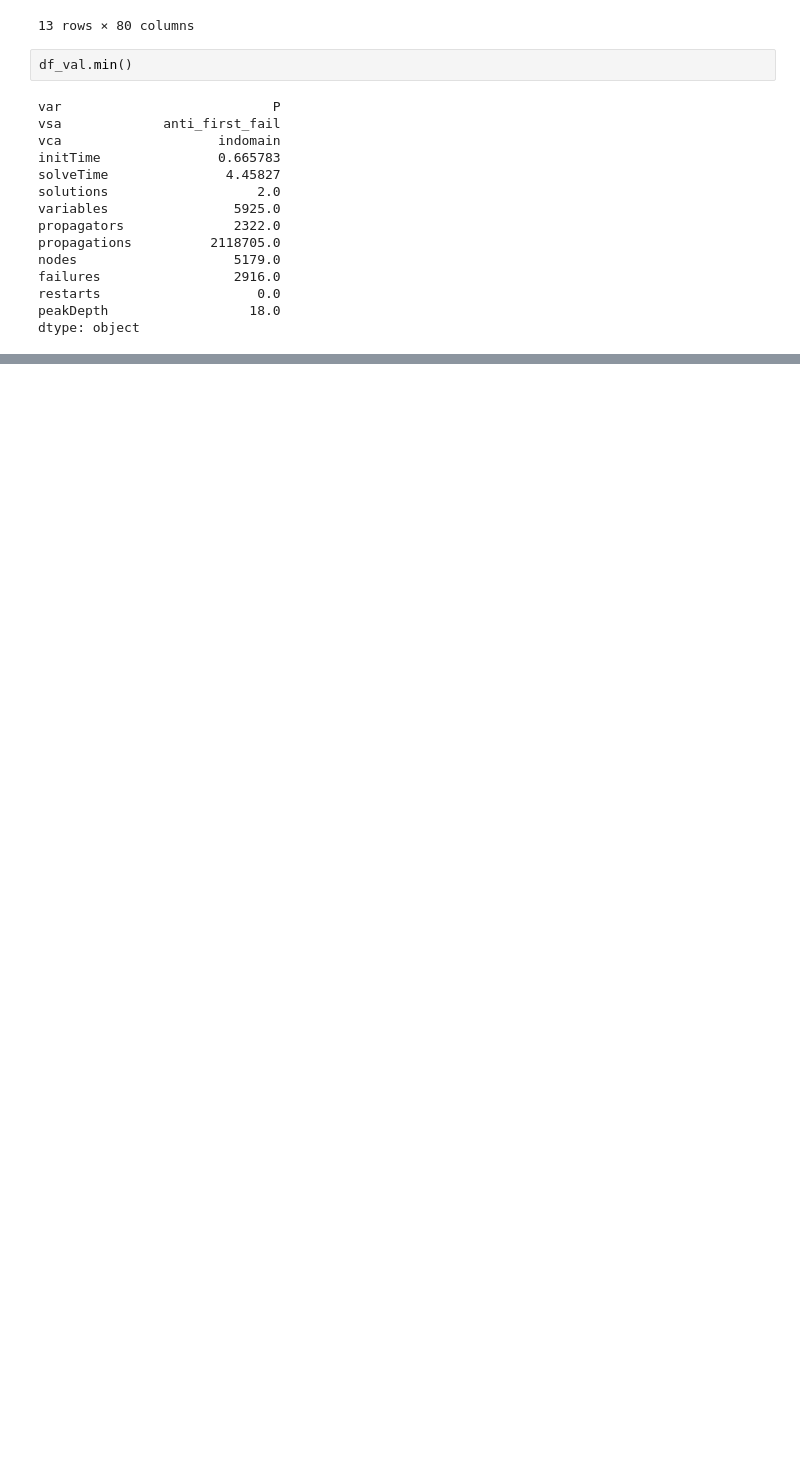
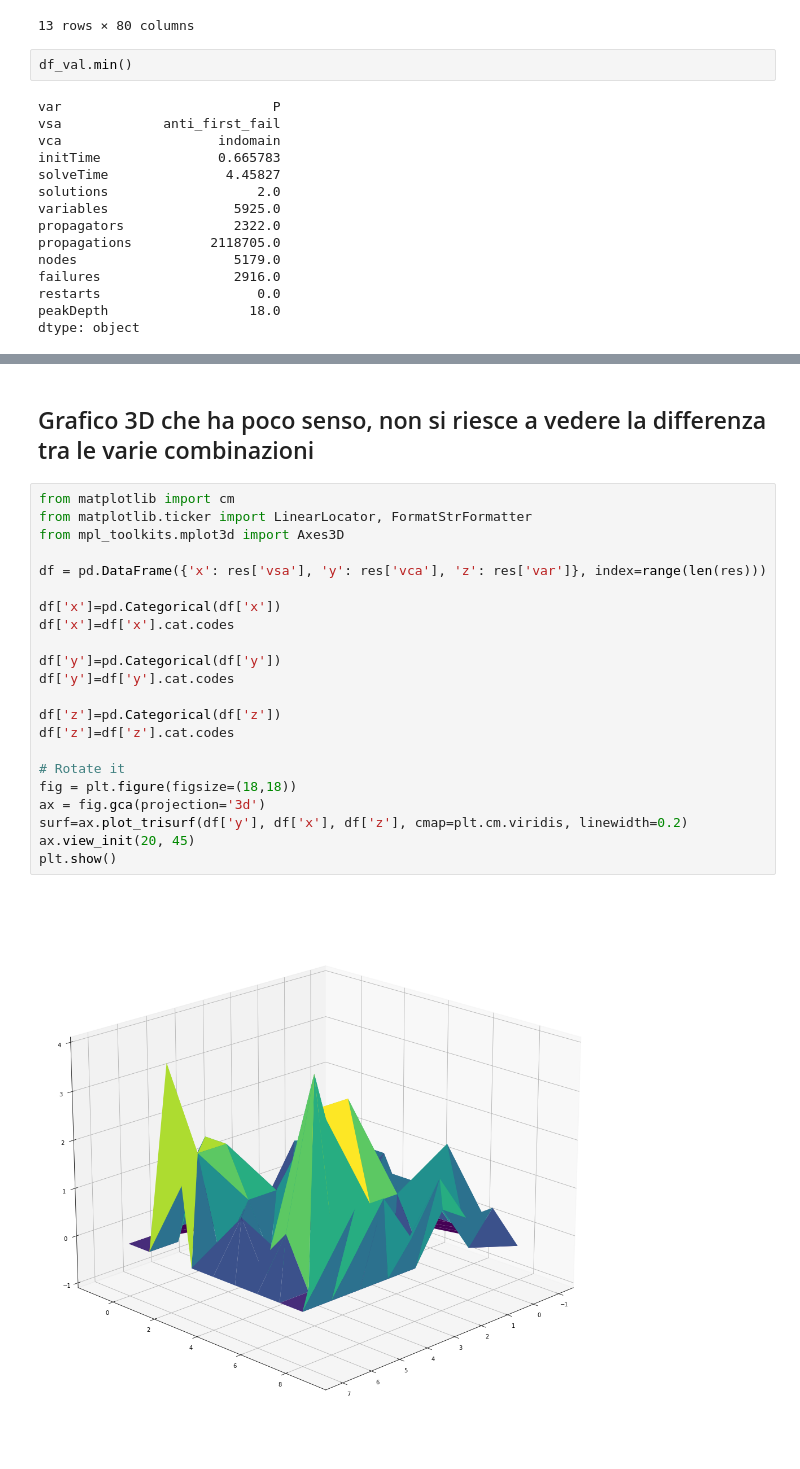
Before and after one commit to jokerale/pizzaguy, a Jupyter notebook: code/Prove e Grafici Ripetuti.ipynb, the cells around one changed output, grey strips where cells are left out. Drawn from its saved outputs; the diff is of its cells as text; blank space fills up the shorter version.

```diff
--- a/code/Parco Giochi Grafici.ipynb
+++ b/code/Prove e Grafici Ripetuti.ipynb
@@ -289,0 +453,26 @@ dtype: object
+# %% [markdown]
+## Grafico 3D che ha poco senso, non si riesce a vedere la differenza tra le varie combinazioni
+# %%
+from matplotlib import cm
+from matplotlib.ticker import LinearLocator, FormatStrFormatter
+from mpl_toolkits.mplot3d import Axes3D
+
+df = pd.DataFrame({'x': res['vsa'], 'y': res['vca'], 'z': res['var']}, index=range(len(res)))
+
+df['x']=pd.Categorical(df['x'])
+df['x']=df['x'].cat.codes
+
+df['y']=pd.Categorical(df['y'])
+df['y']=df['y'].cat.codes
+
+df['z']=pd.Categorical(df['z'])
+df['z']=df['z'].cat.codes
+
+# Rotate it
+fig = plt.figure(figsize=(18,18))
+ax = fig.gca(projection='3d')
+surf=ax.plot_trisurf(df['y'], df['x'], df['z'], cmap=plt.cm.viridis, linewidth=0.2)
+ax.view_init(20, 45)
+plt.show()
+# %% [output]
+[figure, added]
```
Also changed, not shown: parts of 28 cells of this notebook.
